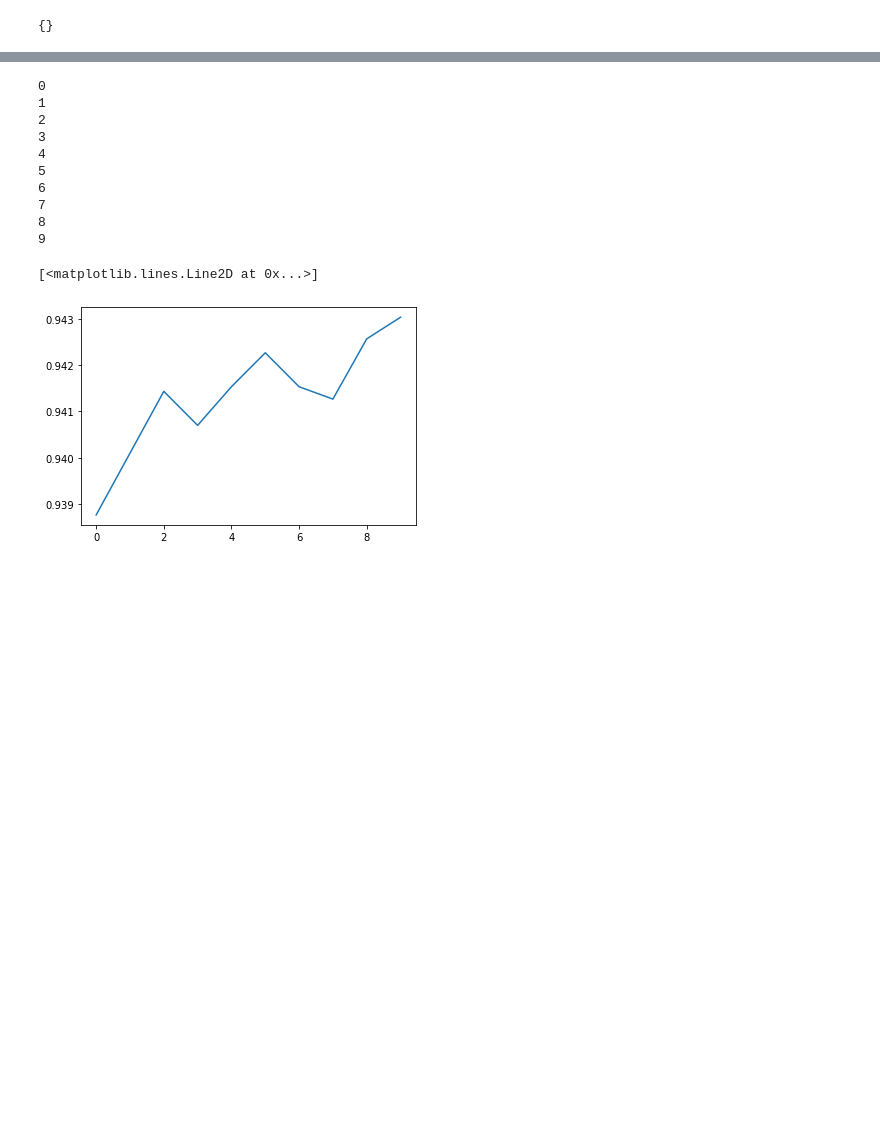
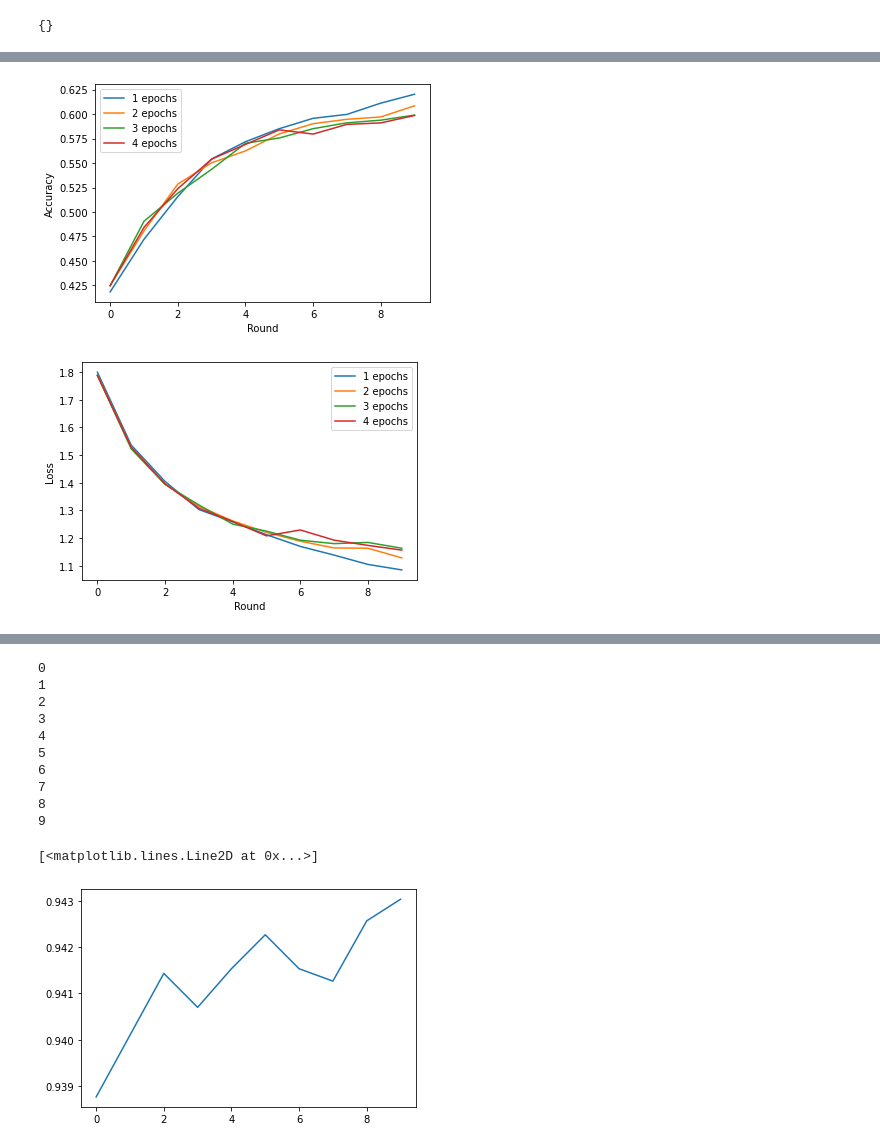
Before and after one commit to Zigolox/Federated-Learning-On-RPi, a Jupyter notebook: src/Untitled.ipynb, the cells around one changed output, grey strips where cells are left out. Saved outputs shown, nothing was run; the diff lists cells and outputs as text; code cells hidden in the pictures; blank space fills up the shorter version.

```diff
--- a/src/Untitled.ipynb
+++ b/src/Untitled.ipynb
@@ -72,0 +103,20 @@ plt.plot(np.average(acc.T,axis=1))
+# %%
+for i,j in zip(acc,np.arange(1,5)):
+    plt.plot(i,label=f"{j} epochs")
+#plt.title("Simulated centralised test accuracy on IID data")
+plt.xlabel("Round")
+plt.ylabel("Accuracy")
+plt.legend()
+plt.savefig("img/different_epochs_accuracy_non_iid.pdf")
+plt.show()
+for i,j in zip(loss,np.arange(1,5)):
+    plt.plot(i,label=f"{j} epochs")
+#plt.title("Simulated centralised test accuracy on IID data")
+plt.xlabel("Round")
+plt.ylabel("Loss")
+plt.legend()
+plt.savefig("img/different_epochs_loss_non_iid.pdf")
+plt.show()
+# %% [output]
+[figure, added]
+[figure, added]
```
Also changed, not shown: parts of 14 cells of this notebook, 15 other files.
